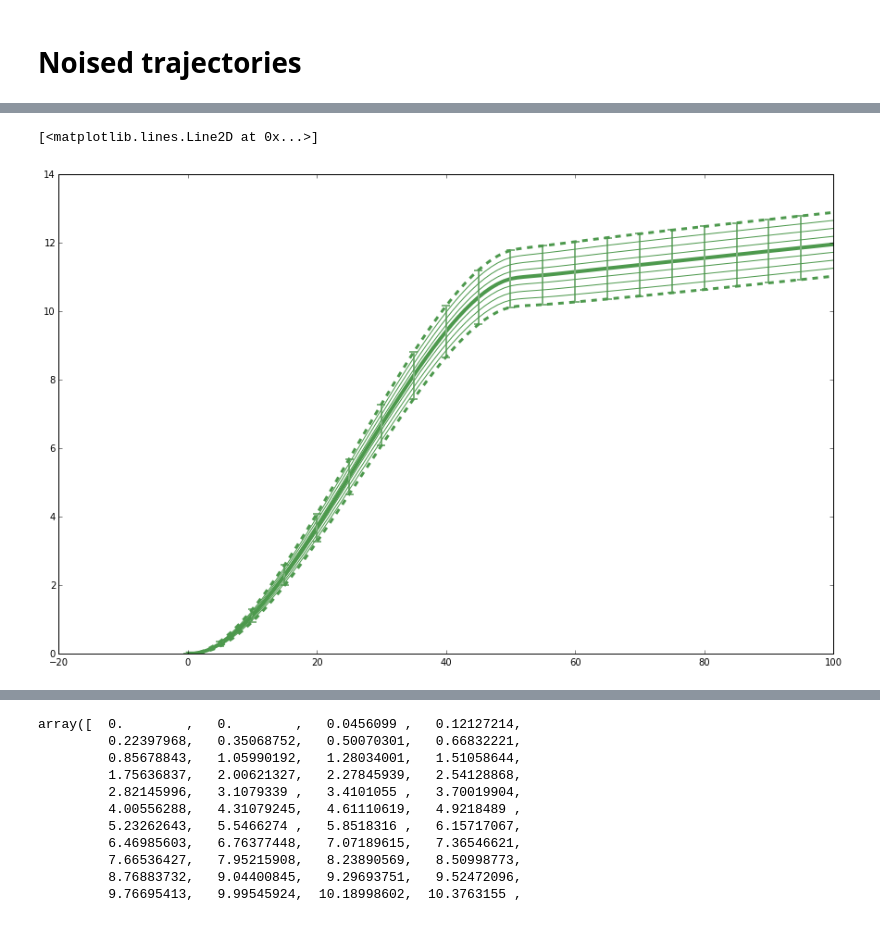
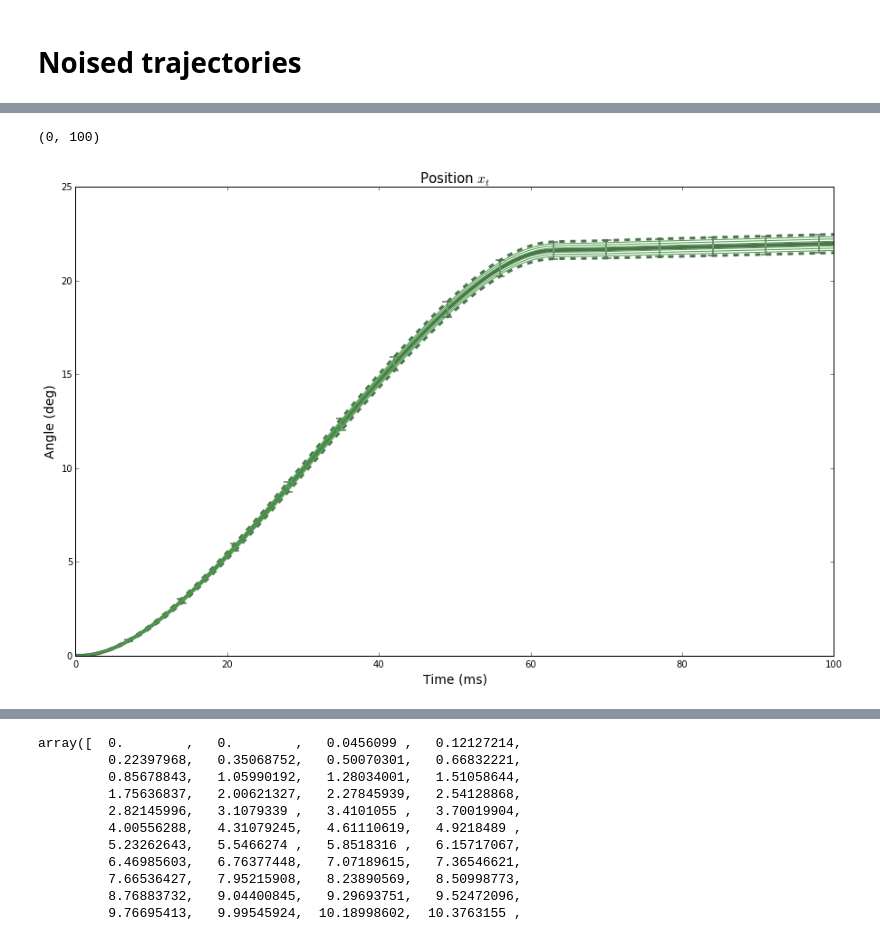
Before and after one commit to AnaideT/OptimalPrecision, a Jupyter notebook: 2017-07-13 Noised trajectories.ipynb, the cells around one changed output, grey strips where cells are left out. Drawn from its saved outputs; the diff is of its cells as text; code cells hidden in the pictures.

```diff
--- a/2017-07-13 Noised trajectories.ipynb
+++ b/2017-07-13 Noised trajectories.ipynb
@@ -10,7 +10,7 @@ from PlotFunctions import plot_signal, plot_position, plot_velocity, plot_varian
 # %%
 import pickle
 import pandas as pd
-record = pd.read_pickle('../2017_OptimalPrecision/DataRecording/dt_0.001/'+'HW_tau=0.013_dt=0.001_tT=0.05_tR=0.05_k=0.05_niter=5000_xT=10_v=20.0.pkl')
+record = pd.read_pickle('../2017_OptimalPrecision/DataRecording/dt_0.001/'+'HW_tau=0.013_dt=0.001_tT=0.062_tR=0.088_k=0.005_niter=5000_xT=21_v=10.0.pkl')
 # %%
 def fact(n):
     """The factorial function
@@ -25,7 +25,7 @@ def fact(n):
 tau = 0.013
 dt = 0.001 # step time
 n = 2 # number of coordinates
-k = 0.05
+k = 0.005
 # %%
 # definition of A and B
 
@@ -37,15 +37,15 @@ for i in np.arange(n):
 A[n-1, n-1] = 1-dt/tau
 B[n-1] = dt
 # %%
-t_T = .05# saccade duration
-t_R = .05 # pursuit duration
+t_T = .062# saccade duration
+t_R = .088 # pursuit duration
 T = int(np.round(t_T/dt))
 R = int(np.round(t_R/dt))
 time = np.linspace(0, t_T+t_R, R+T+1)
 time_ms = time*1000
 x0 = np.zeros(n) # starting point
 xT = np.zeros(n) # ending point
-xT[0] = 10
+xT[0] = 21
 x0[0] = 0
 #v = 10*np.cos(20*np.pi*time) # velocity of the target (deg/s)
 # %%
@@ -206,41 +226,45 @@ for i in np.arange(T+R+1):
 
 Iplus_pos = np.zeros(T+R+1)
 Imoins_pos = np.zeros(T+R+1)
 Iplus_pos2 = np.zeros(T+R+1)
 Imoins_pos2 = np.zeros(T+R+1)
 Iplus_pos3 = np.zeros(T+R+1)
 Imoins_pos3 = np.zeros(T+R+1)
 Iplus_pos4 = np.zeros(T+R+1)
 Imoins_pos4 = np.zeros(T+R+1)
 
 for i in np.arange(T+R+1):
     Iplus_pos[i] = record.position[5000][i]+2*np.sqrt(record.variance[5000][i])
     Imoins_pos[i] = record.position[5000][i]-2*np.sqrt(record.variance[5000][i])
     Iplus_pos2[i] = record.position[5000][i]+np.sqrt(record.variance[5000][i])
     Imoins_pos2[i] = record.position[5000][i]-np.sqrt(record.variance[5000][i])
     Iplus_pos3[i] = record.position[5000][i]+.5*np.sqrt(record.variance[5000][i])
     Imoins_pos3[i] = record.position[5000][i]-.5*np.sqrt(record.variance[5000][i])
     Iplus_pos4[i] = record.position[5000][i]+1.5*np.sqrt(record.variance[5000][i])
     Imoins_pos4[i] = record.position[5000][i]-1.5*np.sqrt(record.variance[5000][i])
-plt.plot(pos1, lw = 4, color = (0.3,0.6,0.3))
+plt.plot(pos1, lw = 4, color = (0.3,0.45,0.3))
 
 n_p = 20
 for i in np.arange(n_p):
-    plt.plot([(T+R)//n_p*i, (T+R)//n_p*i], [Iplus_pos[(T+R)//n_p*i], Imoins_pos[(T+R)//n_p*i]], lw = 2, marker = '_', color =(0.5,0.7,0.5))
-    plt.plot([(T+R)//n_p*i-1/2, (T+R)//n_p*i+1/2], [Imoins_pos[(T+R)//n_p*i], Imoins_pos[(T+R)//n_p*i]], lw = 2, color =(0.5,0.7,0.5))
-    plt.plot([(T+R)//n_p*i-1/2, (T+R)//n_p*i+1/2], [Iplus_pos[(T+R)//n_p*i], Iplus_pos[(T+R)//n_p*i]], lw = 2, color =(0.5,0.7,0.5))
+    plt.plot([(T+R)//n_p*i, (T+R)//n_p*i], [Iplus_pos[(T+R)//n_p*i], Imoins_pos[(T+R)//n_p*i]], lw = 2, marker = '_', color =(0.5,0.6,0.5))
+    plt.plot([(T+R)//n_p*i-1/2, (T+R)//n_p*i+1/2], [Imoins_pos[(T+R)//n_p*i], Imoins_pos[(T+R)//n_p*i]], lw = 2, color =(0.5,0.6,0.5))
+    plt.plot([(T+R)//n_p*i-1/2, (T+R)//n_p*i+1/2], [Iplus_pos[(T+R)//n_p*i], Iplus_pos[(T+R)//n_p*i]], lw = 2, color =(0.5,0.6,0.5))
 
-plt.plot(Iplus_pos, ls = '--', lw = 3, color = (0.3,0.6,0.3))
-plt.plot(Imoins_pos, ls = '--', lw = 3, color = (0.3,0.6,0.3))
+plt.plot(Iplus_pos, ls = '--', lw = 3, color = (0.3,0.45,0.3))
+plt.plot(Imoins_pos, ls = '--', lw = 3, color = (0.3,0.45,0.3))
 plt.plot(Iplus_pos2, lw = 1, color = (0.3,0.6,0.3))
 plt.plot(Imoins_pos2, lw = 1, color = (0.3,0.6,0.3))
 plt.plot(Iplus_pos3, lw = 1, color = (0.3,0.6,0.3))
 plt.plot(Imoins_pos3, lw = 1, color = (0.3,0.6,0.3))
 plt.plot(Iplus_pos4, lw = 1, color = (0.3,0.6,0.3))
 plt.plot(Imoins_pos4, lw = 1, color = (0.3,0.6,0.3))
+ax.set_title(r'Position $x_t$', fontsize = 15)
+ax.set_xlabel('Time (ms)', fontsize=14)
+ax.set_ylabel('Angle (deg)', fontsize=14)
+ax.set_xlim(-0, 100)
 # %% [output]
-[<matplotlib.lines.Line2D at 0x...>]
+(0, 100)
-[figure, old version]
+[figure, new version]
 # %%
 plt.plot(ecart_pos)
 ecc = np.zeros(T+R+1)
```
Also changed, not shown: parts of 3 cells of this notebook, 8 other files.
